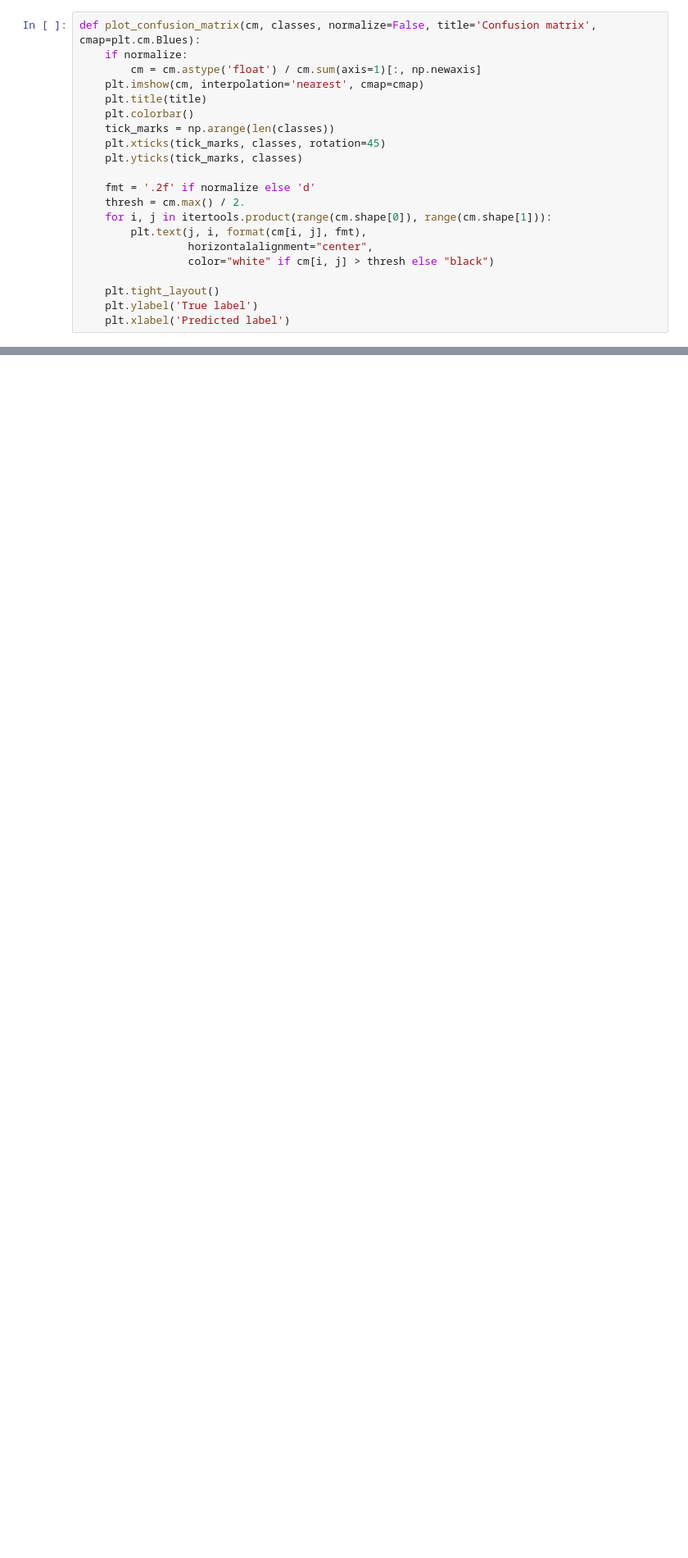
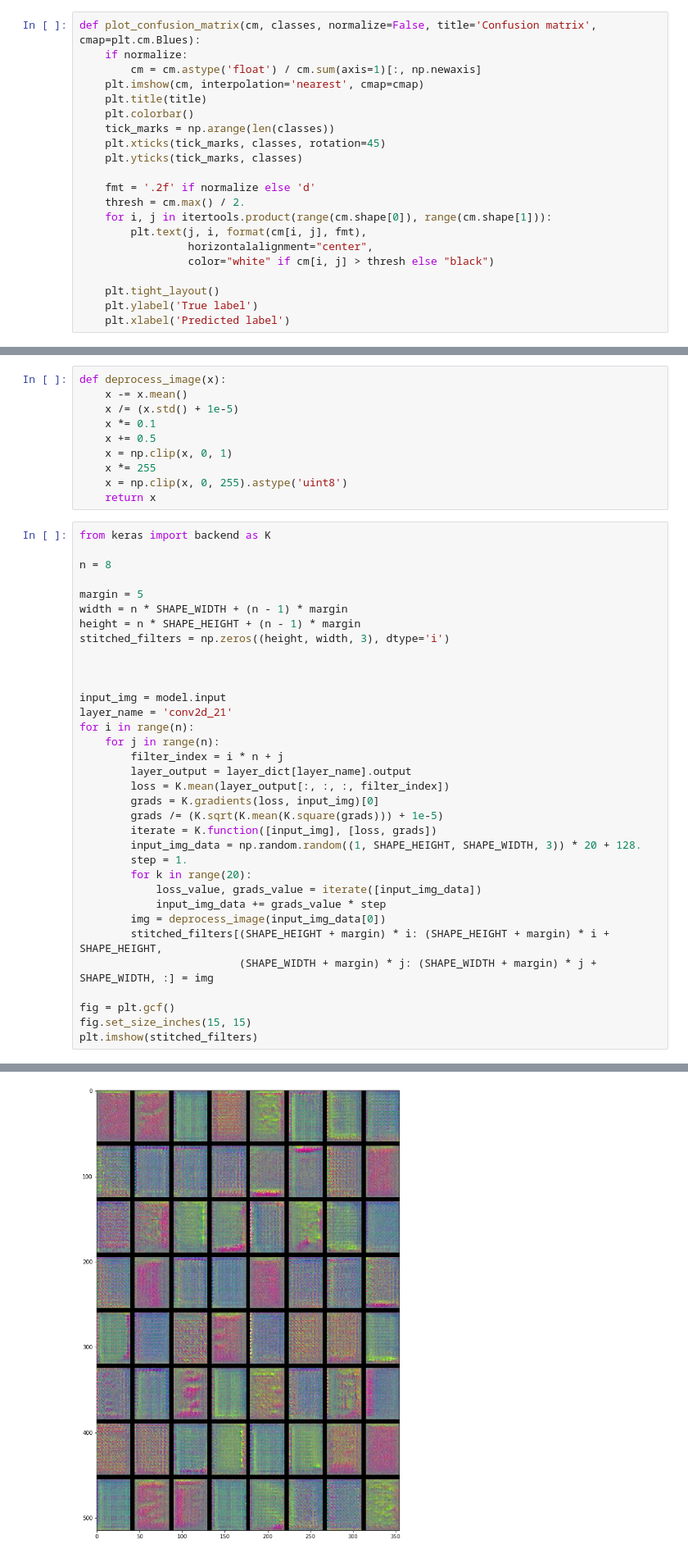
Before and after one commit to empathy87/nn-grocery-shelves, a Jupyter notebook: Step 2 - Brands Recognition with CNN.ipynb, the cells around one changed output, grey strips where cells are left out. Shown at 82% size. Saved outputs shown, nothing was run; the diff lists cells and outputs as text; blank space fills up the shorter version.

```diff
--- a/Step 2 - Brands Recognition with CNN.ipynb
+++ b/Step 2 - Brands Recognition with CNN.ipynb
@@ -310,0 +307,45 @@ plot_confusion_matrix(cnf_matrix, [f'C{i+1}' for i in range(10)], title='Confusi
+# %%
+def deprocess_image(x):
+    x -= x.mean()
+    x /= (x.std() + 1e-5)
+    x *= 0.1
+    x += 0.5
+    x = np.clip(x, 0, 1)
+    x *= 255
+    x = np.clip(x, 0, 255).astype('uint8')
+    return x
+# %%
+from keras import backend as K
+
+n = 8
+
+margin = 5
+width = n * SHAPE_WIDTH + (n - 1) * margin
+height = n * SHAPE_HEIGHT + (n - 1) * margin
+stitched_filters = np.zeros((height, width, 3), dtype='i')
+
+
+
+input_img = model.input
+layer_name = 'conv2d_21'
+for i in range(n):
+    for j in range(n):
+        filter_index = i * n + j
+        layer_output = layer_dict[layer_name].output
+        loss = K.mean(layer_output[:, :, :, filter_index])
+        grads = K.gradients(loss, input_img)[0]
+        grads /= (K.sqrt(K.mean(K.square(grads))) + 1e-5)
+        iterate = K.function([input_img], [loss, grads])
+        input_img_data = np.random.random((1, SHAPE_HEIGHT, SHAPE_WIDTH, 3)) * 20 + 128.
+        step = 1.
+        for k in range(20):
+            loss_value, grads_value = iterate([input_img_data])
+            input_img_data += grads_value * step
+        img = deprocess_image(input_img_data[0])
+        stitched_filters[(SHAPE_HEIGHT + margin) * i: (SHAPE_HEIGHT + margin) * i + SHAPE_HEIGHT,
+                         (SHAPE_WIDTH + margin) * j: (SHAPE_WIDTH + margin) * j + SHAPE_WIDTH, :] = img
+
+fig = plt.gcf()
+fig.set_size_inches(15, 15)
+plt.imshow(stitched_filters)
+# %% [output]
@@ -310,0 +353 @@ plot_confusion_matrix(cnf_matrix, [f'C{i+1}' for i in range(10)], title='Confusi
+[figure, added]
```
Also changed, not shown: parts of 18 cells of this notebook, 1 other file.
